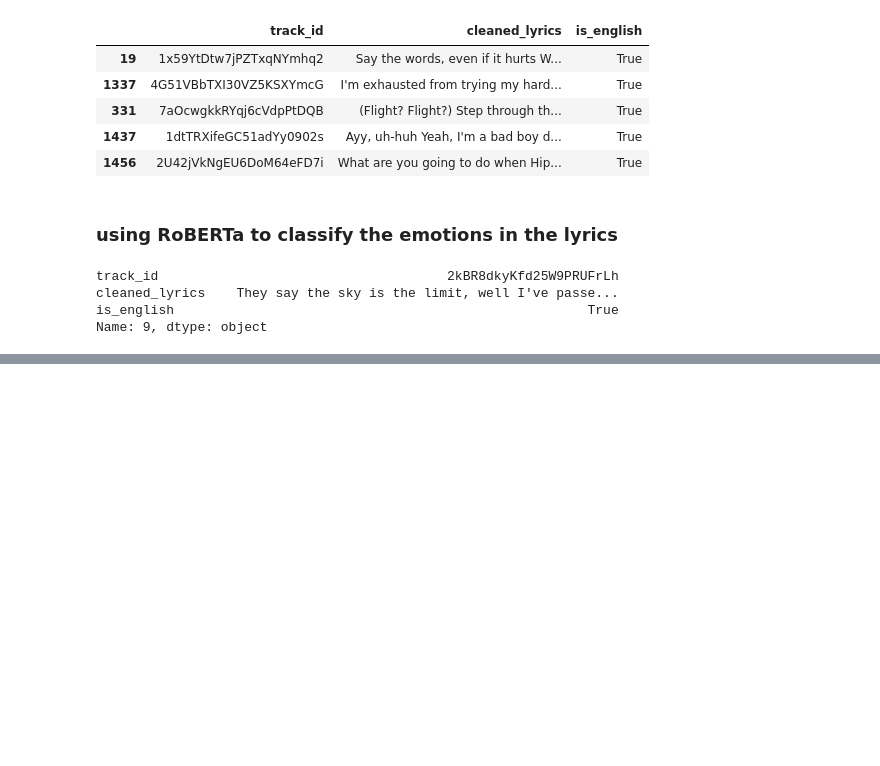
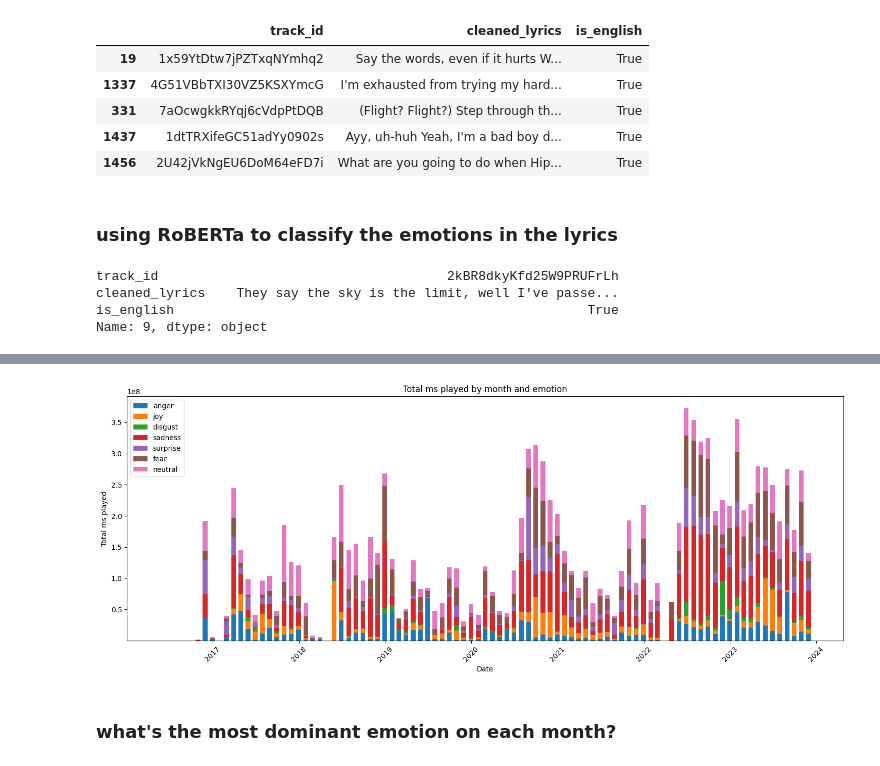
Before and after one commit to nazhifkojaz/Spotify-Analysis-Data-Collection-, a Jupyter notebook: data_preprocessing.ipynb, the cells around one changed output, grey strips where cells are left out. Cells and saved outputs as stored; diff of their text form; code cells hidden in the pictures; blank space fills up the shorter version.

Commit message:
Added track emotion analysis

```diff
--- a/data_preprocessing.ipynb
+++ b/data_preprocessing.ipynb
@@ -993,0 +1182,16 @@ neutral
+# %%
+# since there are some missing dates, let's fill the missing dates with 0
+# convert ts to datetime format
+aggregated_data['ts'] = pd.to_datetime(aggregated_data['ts'])
+
+# create a date range from the minimum date to the maximum date
+date_range = pd.date_range(aggregated_data['ts'].min(), aggregated_data['ts'].max())
+
+# create a new dataframe with the date range
+date_range_df = pd.DataFrame(date_range, columns=['ts'])
+
+# merge the date_range_df with aggregated_data
+complete_date_data = date_range_df.merge(aggregated_data, on='ts', how='left')
+
+# fill the NaN values with 0
+complete_date_data = complete_date_data.fillna(0)
@@ -993,0 +1219,34 @@ neutral
+# %%
+# complete_date_data.set_index('ts', inplace=True)
+monthly_data = complete_date_data.resample('ME').sum().reset_index()
+# %%
+# Set up the figure size
+plt.figure(figsize=(15, 6))
+
+# Set bar width
+bar_width = 20  # Adjust bar width
+
+# set the bottom values
+bottom_values = np.zeros(len(monthly_data))
+
+# Loop through each emotion and create stacked bars
+for emotion in ['anger', 'joy', 'disgust', 'sadness', 'surprise', 'fear', 'neutral']: # so we have consistent order
+    emotion_column = f'{emotion}_ms_played_sum'
+    plt.bar(monthly_data['ts'], monthly_data[emotion_column], width=bar_width, label=emotion, bottom=bottom_values)
+    bottom_values += monthly_data[emotion_column]
+
+# Plot the total ms_played_sum as a line
+# plt.plot(monthly_data['ts'], monthly_data['total_ms_played_sum'], label='Total', color='black', linewidth=2, marker='o')
+
+# Add labels and title
+plt.xlabel('Date')
+plt.ylabel('Total ms played')
+plt.title('Total ms played by month and emotion')
+plt.xticks(rotation=45)  # Rotate x-axis labels for better readability
+plt.legend()
+plt.tight_layout()  # Adjust layout for better fitting
+plt.show()
+# %% [output]
+[figure, added]
+# %% [markdown]
+### what's the most dominant emotion on each month?
```
Also changed, not shown: parts of 31 cells of this notebook, 2 other files.
